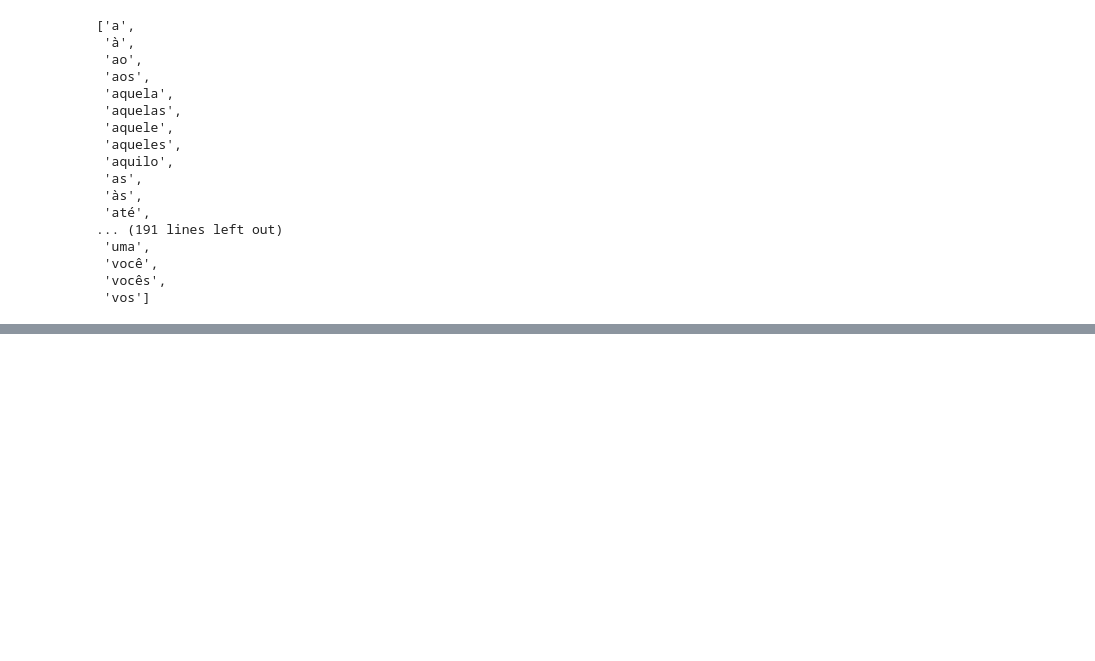
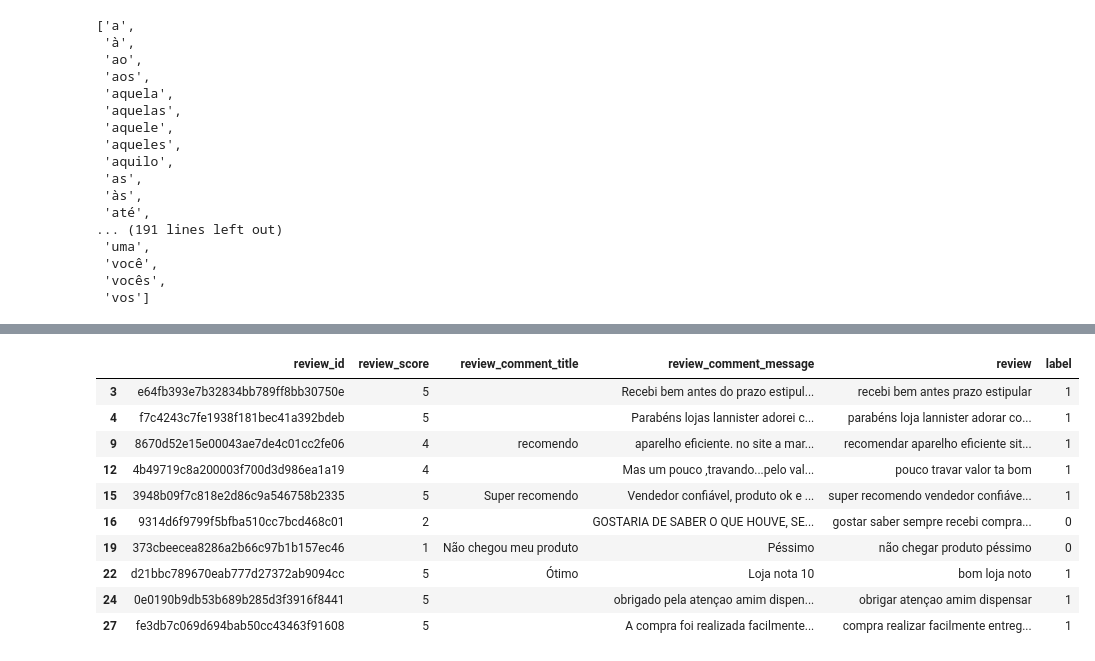
Before and after one commit to ortiz-ivan/olist-data, a Jupyter notebook: notebooks/02_sentiment_analysis.ipynb, the cells around one changed output, grey strips where cells are left out. Cells and saved outputs as stored; diff of their text form; code cells hidden in the pictures; blank space fills up the shorter version.

```diff
--- a/notebooks/02_sentiment_analysis.ipynb
+++ b/notebooks/02_sentiment_analysis.ipynb
@@ -195,0 +211,14 @@ NameError: name 'spc_pt' is not defined
+# %%
+data.head(10)
+# %% [output]
+|  | review_id | review_score | review_comment_title | review_comment_message | review | label |
+| 3 | e64fb393e7b32834bb789ff8bb30750e | 5 |  | Recebi bem antes do prazo estipul... | recebi bem antes prazo estipular | 1 |
+| 4 | f7c4243c7fe1938f181bec41a392bdeb | 5 |  | Parabéns lojas lannister adorei c... | parabéns loja lannister adorar co... | 1 |
+| 9 | 8670d52e15e00043ae7de4c01cc2fe06 | 4 | recomendo | aparelho eficiente. no site a mar... | recomendar aparelho eficiente sit... | 1 |
+| 12 | 4b49719c8a200003f700d3d986ea1a19 | 4 |  | Mas um pouco ,travando...pelo val... | pouco travar valor ta bom | 1 |
+| 15 | 3948b09f7c818e2d86c9a546758b2335 | 5 | Super recomendo | Vendedor confiável, produto ok e ... | super recomendo vendedor confiáve... | 1 |
+| 16 | 9314d6f9799f5bfba510cc7bcd468c01 | 2 |  | GOSTARIA DE SABER O QUE HOUVE, SE... | gostar saber sempre recebi compra... | 0 |
+| 19 | 373cbeecea8286a2b66c97b1b157ec46 | 1 | Não chegou meu produto | Péssimo | não chegar produto péssimo | 0 |
+| 22 | d21bbc789670eab777d27372ab9094cc | 5 | Ótimo | Loja nota 10 | bom loja noto | 1 |
+| 24 | 0e0190b9db53b689b285d3f3916f8441 | 5 |  | obrigado pela atençao amim dispen... | obrigar atençao amim dispensar | 1 |
+| 27 | fe3db7c069d694bab50cc43463f91608 | 5 |  | A compra foi realizada facilmente... | compra realizar facilmente entreg... | 1 |
```
Also changed, not shown: parts of 10 cells of this notebook, 2 other files.
